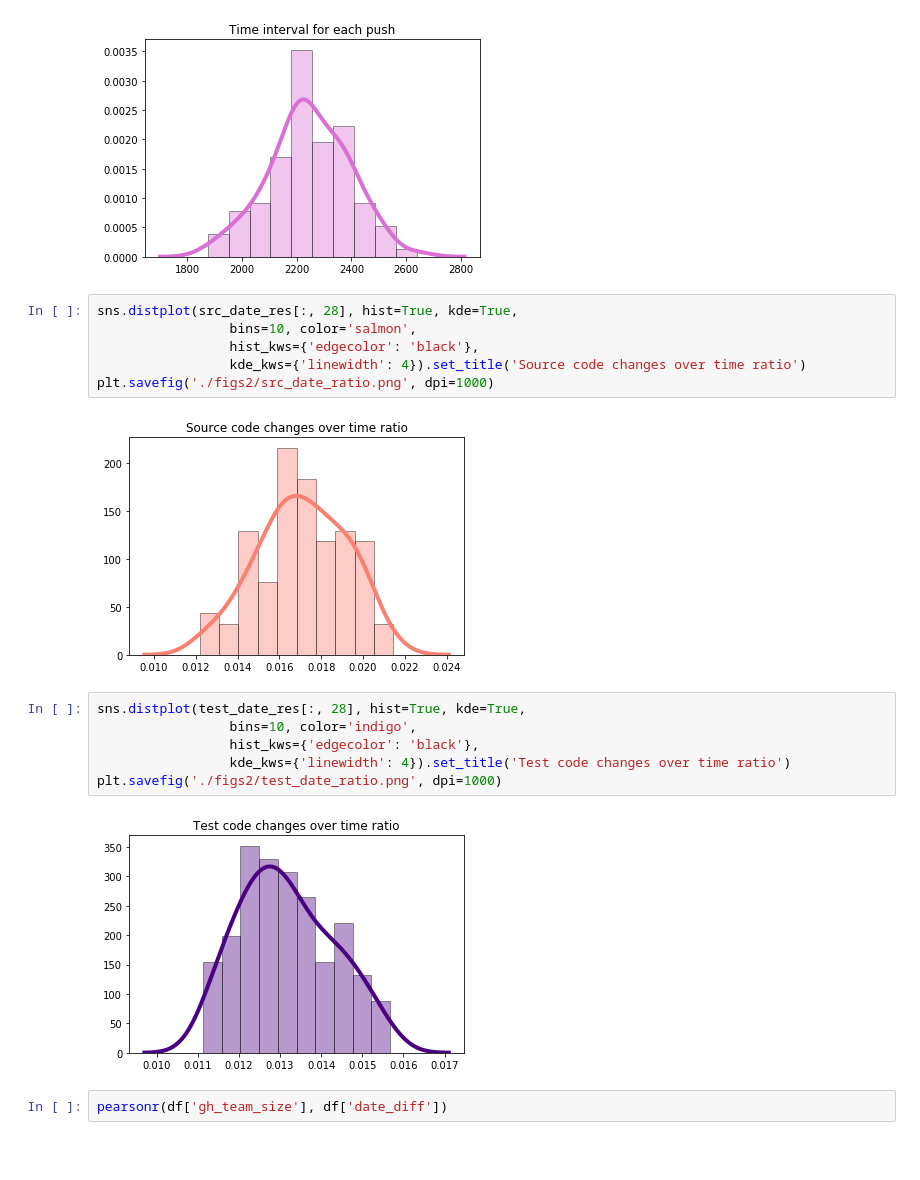
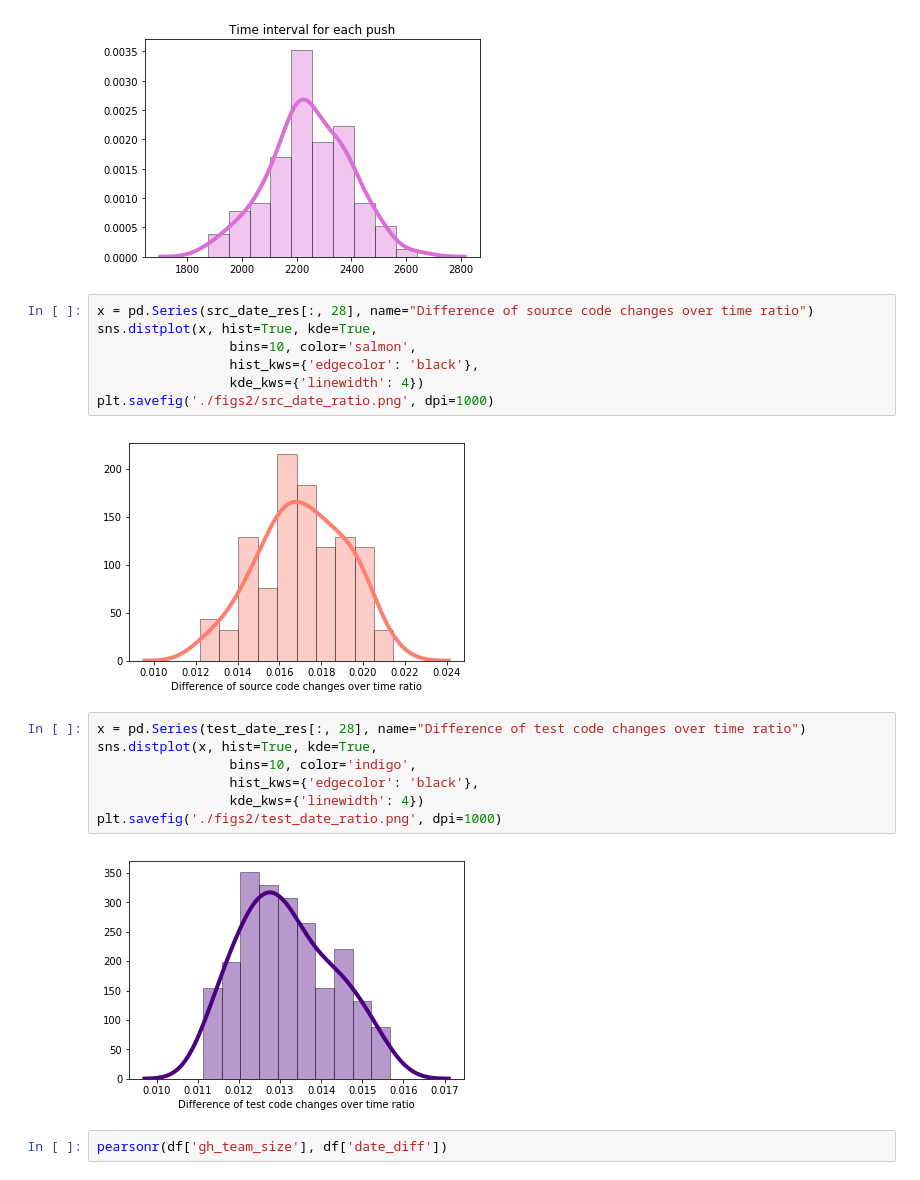
Before and after one commit to cmput402-w19/project-saragholami, a Jupyter notebook: Thresholding.ipynb, the cells around one changed output. Cells and saved outputs as stored; diff of their text form; blank space fills up the shorter version.

```diff
--- a/Thresholding.ipynb
+++ b/Thresholding.ipynb
@@ -292,21 +297,23 @@ plt.savefig('./figs2/date.png', dpi=1000)
 # %% [output]
 [figure]
 # %%
-sns.distplot(src_date_res[:, 28], hist=True, kde=True,
+x = pd.Series(src_date_res[:, 28], name="Difference of source code changes over time ratio")
+sns.distplot(x, hist=True, kde=True,
                  bins=10, color='salmon',
                  hist_kws={'edgecolor': 'black'},
-                 kde_kws={'linewidth': 4}).set_title('Source code changes over time ratio')
+                 kde_kws={'linewidth': 4})
 plt.savefig('./figs2/src_date_ratio.png', dpi=1000)
 # %% [output]
-[figure, old version]
+[figure, new version]
 # %%
-sns.distplot(test_date_res[:, 28], hist=True, kde=True,
+x = pd.Series(test_date_res[:, 28], name="Difference of test code changes over time ratio")
+sns.distplot(x, hist=True, kde=True,
                  bins=10, color='indigo',
                  hist_kws={'edgecolor': 'black'},
-                 kde_kws={'linewidth': 4}).set_title('Test code changes over time ratio')
+                 kde_kws={'linewidth': 4})
 plt.savefig('./figs2/test_date_ratio.png', dpi=1000)
 # %% [output]
-[figure, old version]
+[figure, new version]
 # %%
 pearsonr(df['gh_team_size'], df['date_diff'])
 # %% [output]
```
Also changed, not shown: parts of 5 cells of this notebook, 7 other files.
